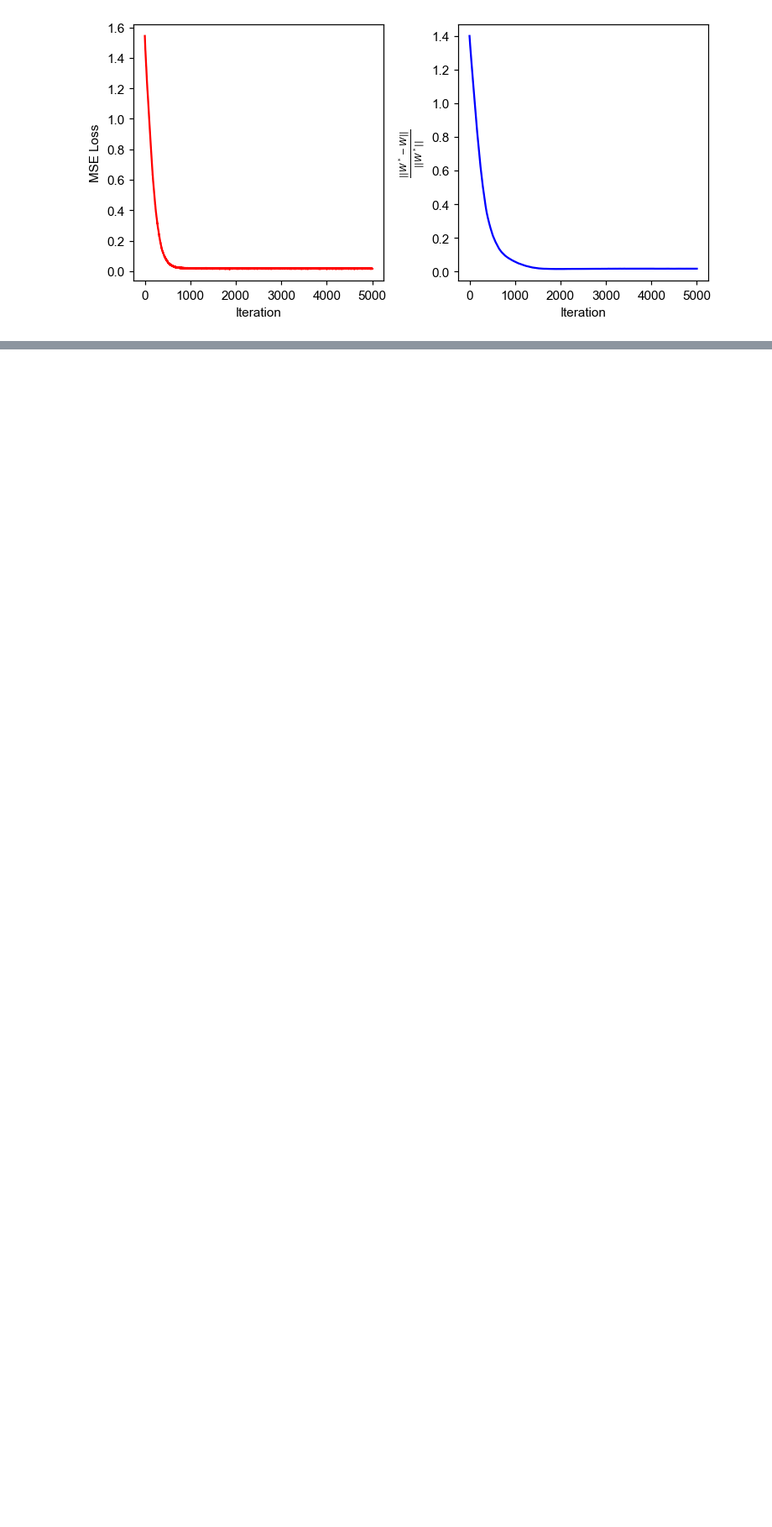
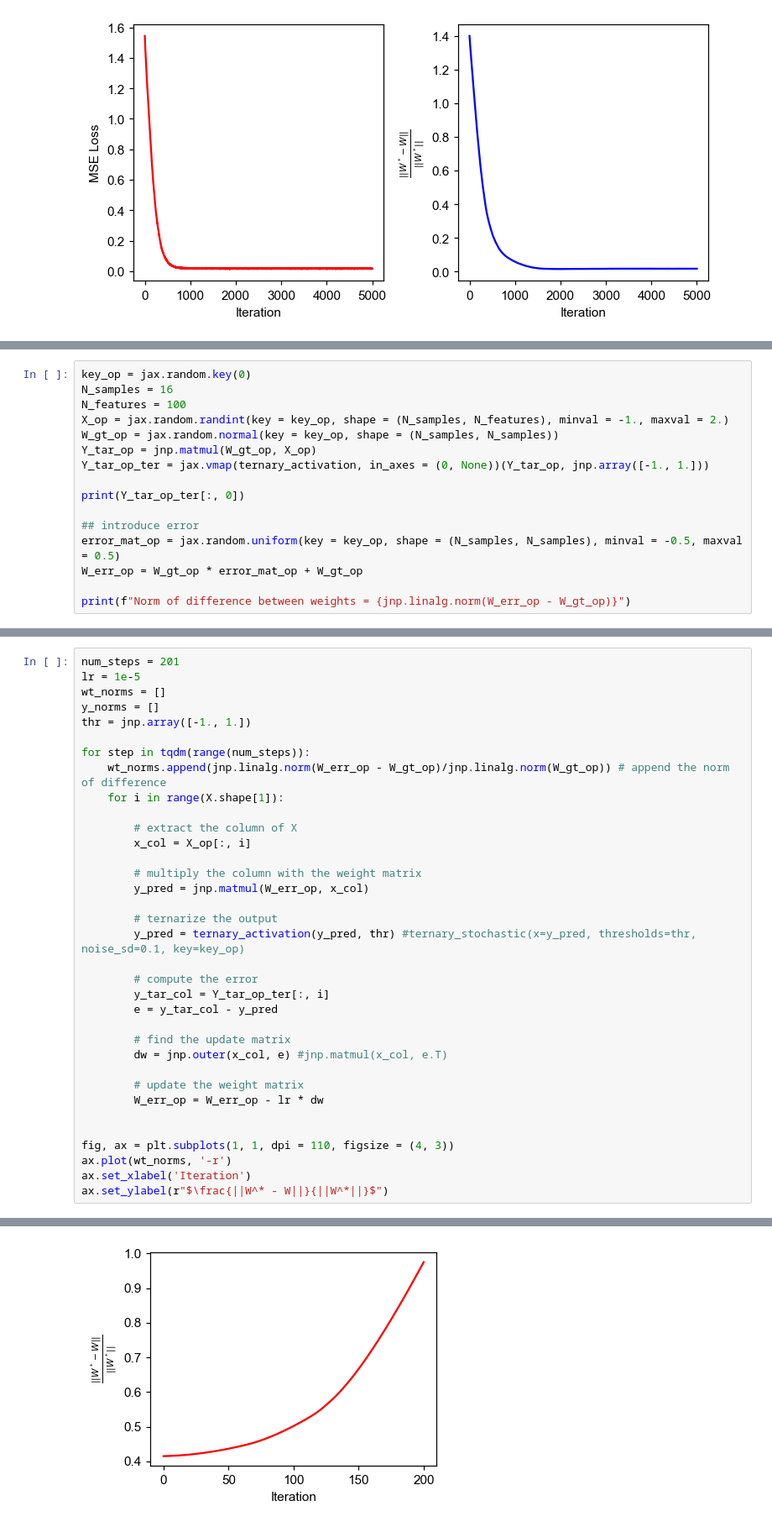
Before and after one commit to Integrated-Systems-Neuroengineering/scrramble, a Jupyter notebook: Tutorials/consolidation_trial.ipynb, the cells around one changed output, grey strips where cells are left out. Shown: that part at 84% size. Saved outputs shown, nothing was run; the diff lists cells and outputs as text; blank space fills up the shorter version.

```diff
--- a/Tutorials/consolidation_trial.ipynb
+++ b/Tutorials/consolidation_trial.ipynb
@@ -246,0 +254,16 @@ loss_grad.shape
+# %%
+key_op = jax.random.key(0)
+N_samples = 16
+N_features = 100
+X_op = jax.random.randint(key = key_op, shape = (N_samples, N_features), minval = -1., maxval = 2.)
+W_gt_op = jax.random.normal(key = key_op, shape = (N_samples, N_samples))
+Y_tar_op = jnp.matmul(W_gt_op, X_op)
+Y_tar_op_ter = jax.vmap(ternary_activation, in_axes = (0, None))(Y_tar_op, jnp.array([-1., 1.]))
+
+print(Y_tar_op_ter[:, 0])
+
+## introduce error
+error_mat_op = jax.random.uniform(key = key_op, shape = (N_samples, N_samples), minval = -0.5, maxval = 0.5)
+W_err_op = W_gt_op * error_mat_op + W_gt_op
+
+print(f"Norm of difference between weights = {jnp.linalg.norm(W_err_op - W_gt_op)}")
@@ -246,0 +273,36 @@ loss_grad.shape
+# %%
+num_steps = 201
+lr = 1e-5
+wt_norms = []
+y_norms = []
+thr = jnp.array([-1., 1.])
+
+for step in tqdm(range(num_steps)):
+    wt_norms.append(jnp.linalg.norm(W_err_op - W_gt_op)/jnp.linalg.norm(W_gt_op)) # append the norm of difference
+    for i in range(X.shape[1]):
+
+        # extract the column of X
+        x_col = X_op[:, i]
+
+        # multiply the column with the weight matrix
+        y_pred = jnp.matmul(W_err_op, x_col)
+
+        # ternarize the output
+        y_pred = ternary_activation(y_pred, thr) #ternary_stochastic(x=y_pred, thresholds=thr, noise_sd=0.1, key=key_op)
+
+        # compute the error
+        y_tar_col = Y_tar_op_ter[:, i]
+        e = y_tar_col - y_pred
+
+        # find the update matrix
+        dw = jnp.outer(x_col, e) #jnp.matmul(x_col, e.T)
+
+        # update the weight matrix
+        W_err_op = W_err_op - lr * dw
+
+
+fig, ax = plt.subplots(1, 1, dpi = 110, figsize = (4, 3))
+ax.plot(wt_norms, '-r')
+ax.set_xlabel('Iteration')
+ax.set_ylabel(r"$\frac{||W^* - W||}{||W^*||}$")
+# %% [output]
@@ -246,0 +310 @@ loss_grad.shape
+[figure, added]
```
Also changed, not shown: parts of 8 cells of this notebook, 2 other files.
